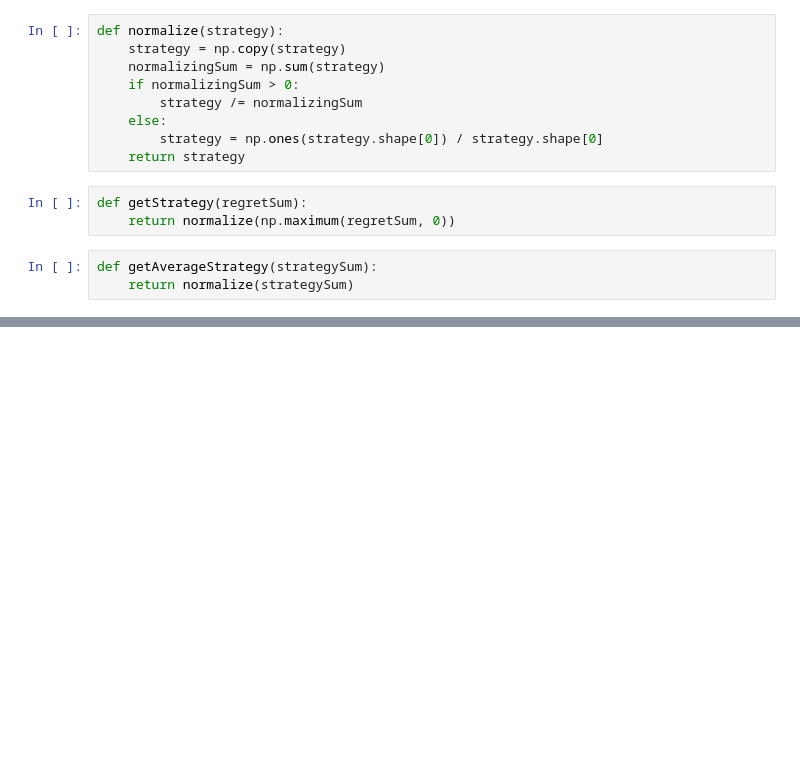
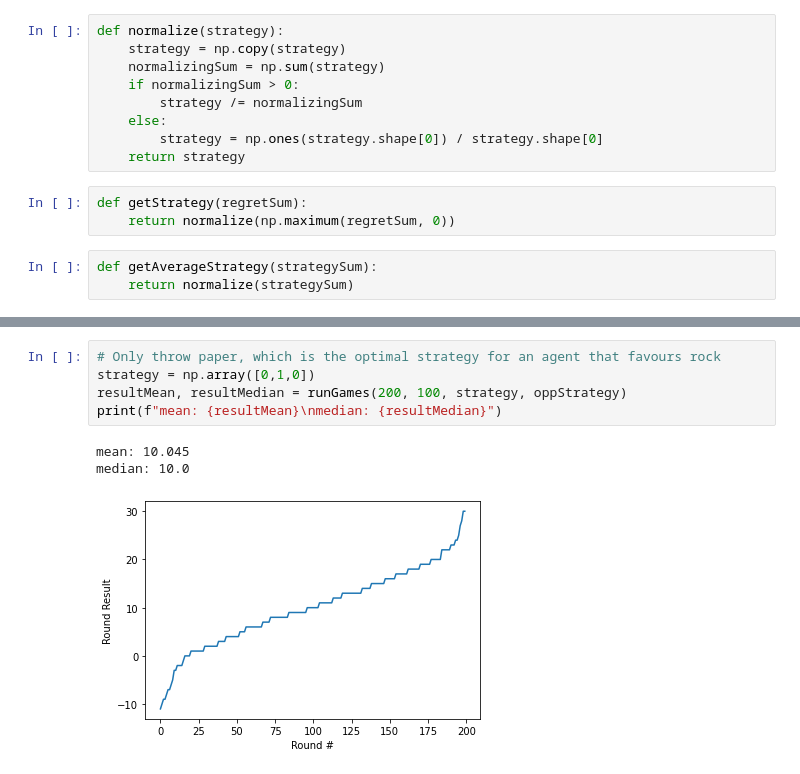
Before and after one commit to russ-s-h/Counterfactual-Regret-Minimization, a Jupyter notebook: cfr.ipynb, the cells around one changed output, grey strips where cells are left out. Drawn from its saved outputs; the diff is of its cells as text; blank space fills up the shorter version.

```diff
--- a/cfr.ipynb
+++ b/cfr.ipynb
@@ -111 +142,10 @@ median: 1.0
+# %%
+# Only throw paper, which is the optimal strategy for an agent that favours rock
+strategy = np.array([0,1,0])
+resultMean, resultMedian = runGames(200, 100, strategy, oppStrategy)
+print(f"mean: {resultMean}\nmedian: {resultMedian}")
+# %% [output]
+mean: 10.045
+median: 10.0
+[figure, added]
 # %%
```
Also changed, not shown: parts of 16 cells of this notebook.
